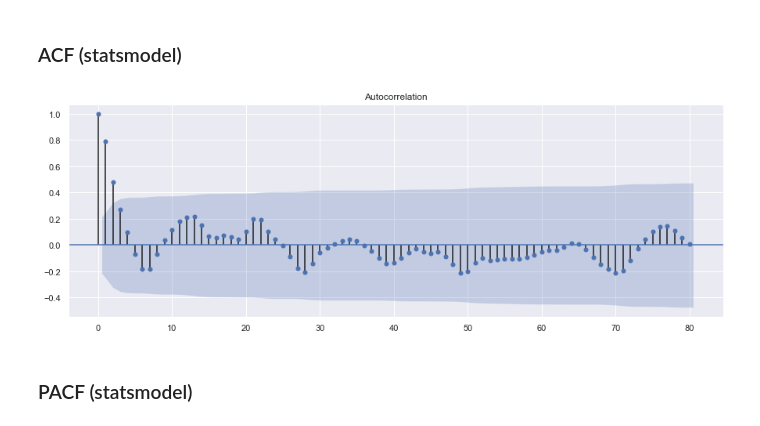
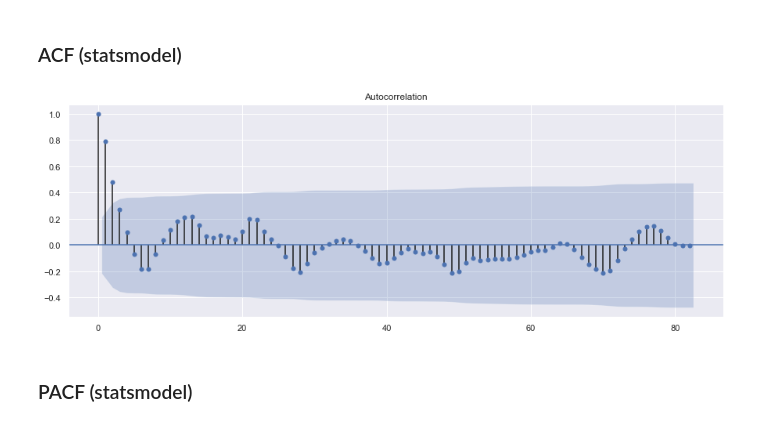
Before and after one commit to Joe-Bit-lab/mod4, a Jupyter notebook: Step4_Reckoning/Step4a_Lehigh_Acres_FL_33974.ipynb, the cells around one changed output. Cells and saved outputs as stored; diff of their text form; code cells hidden in the pictures.

Commit message:
updated models, residual plots, visualizations

```diff
--- a/Step4_Reckoning/Step4a_Lehigh_Acres_FL_33974.ipynb
+++ b/Step4_Reckoning/Step4a_Lehigh_Acres_FL_33974.ipynb
@@ -95,7 +95,7 @@ plot_zip(df, zipcode, start, end)
 # %% [markdown]
 ### Decomposition
 # %%
-# rcParams['figure.figsize'] = (15, 10)
-# result = seasonal_decompose(lehigh.value, model='additive')
-# result.plot()
-# plt.show()
+rcParams['figure.figsize'] = (15, 10)
+result = seasonal_decompose(lehigh.value, model='additive')
+result.plot()
+plt.show()
@@ -123,8 +123,8 @@ pd.plotting.autocorrelation_plot(diff_df['diff']);
 # %%
 rcParams['figure.figsize'] = 15, 5
-plot_acf(diff_df['diff'], lags=80);
+plot_acf(diff_df['diff'], lags=82);
 # %% [output]
-[figure, old version]
+[figure, new version]
 # %% [markdown]
 ### PACF (statsmodel)
 # %%
```
Also changed, not shown: parts of 21 cells of this notebook, 2 other files.
